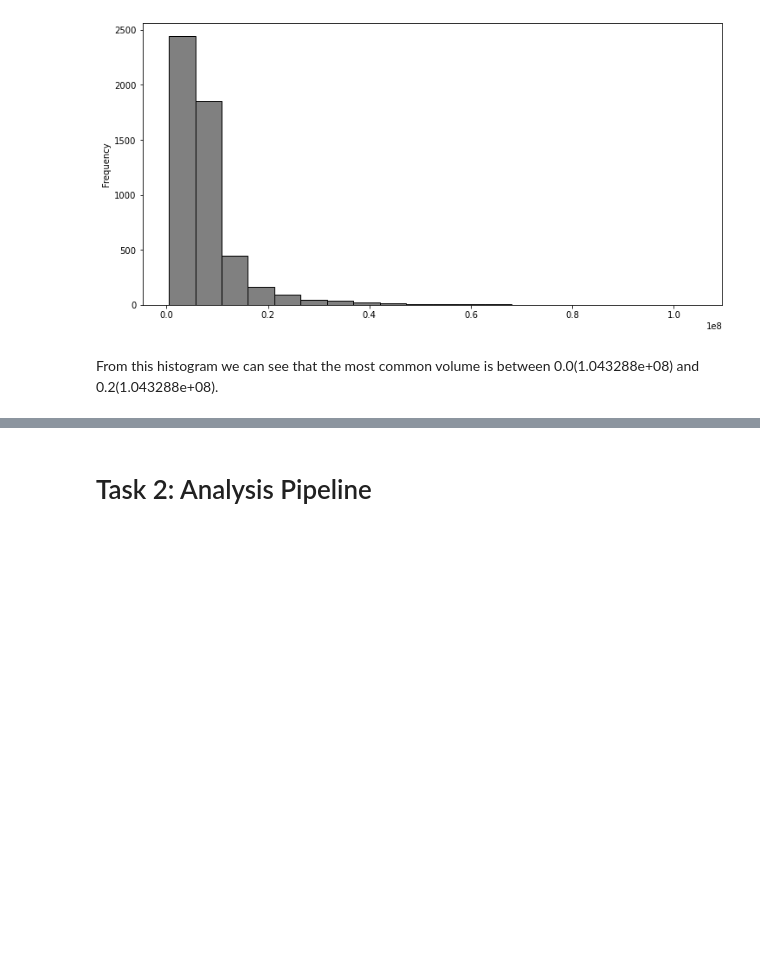
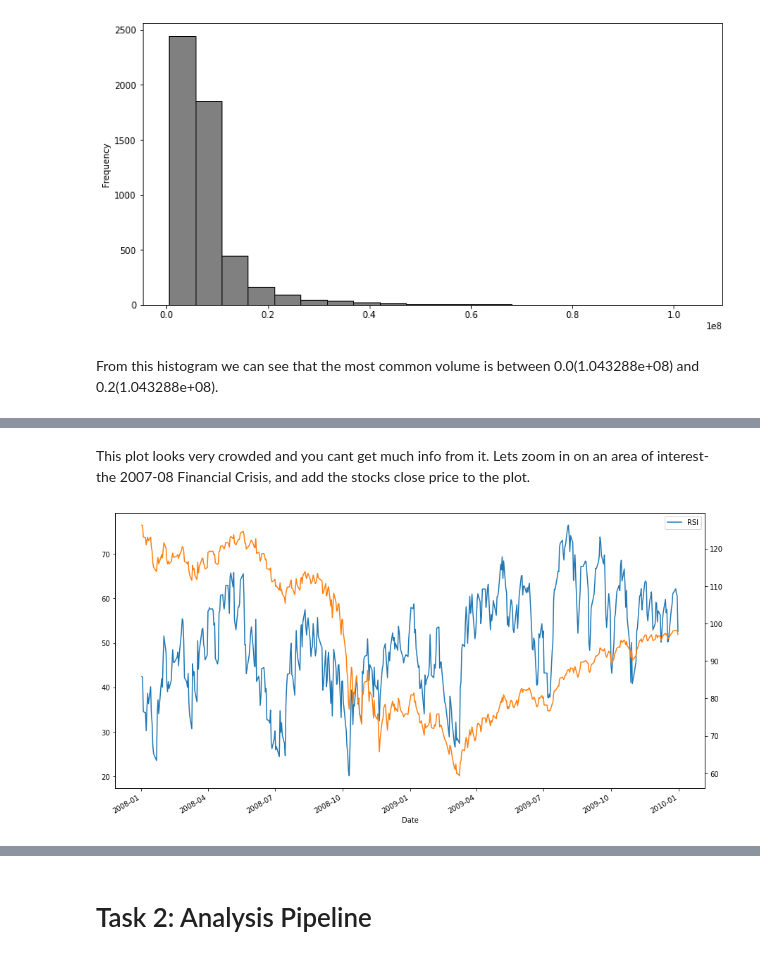
Before and after one commit to ubco-W2021T1-data301/project-group21-project, a Jupyter notebook: notebooks/analysis2.ipynb, the cells around one changed output, grey strips where cells are left out. Saved outputs shown, nothing was run; the diff lists cells and outputs as text; code cells hidden in the pictures; blank space fills up the shorter version.

```diff
--- a/notebooks/analysis2.ipynb
+++ b/notebooks/analysis2.ipynb
@@ -163,0 +204,8 @@ From this histogram we can see that the most common volume is between 0.0(1.0432
+# %% [markdown]
+This plot looks very crowded and you cant get much info from it. Lets zoom in on an area of interest- the 2007-08 Financial Crisis, and add the stocks close price to the plot.
+# %%
+spy_rsi[['RSI']].loc['2008-01-01':'2010-01-01'].plot(figsize = (15,8))
+spy_rsi['Close'].loc['2008-01-01':'2010-01-01'].plot(figsize = (15,8), secondary_y=True)
+plt.show()
+# %% [output]
+[figure, added]
```
Also changed, not shown: parts of 16 cells of this notebook, 1 other file.
